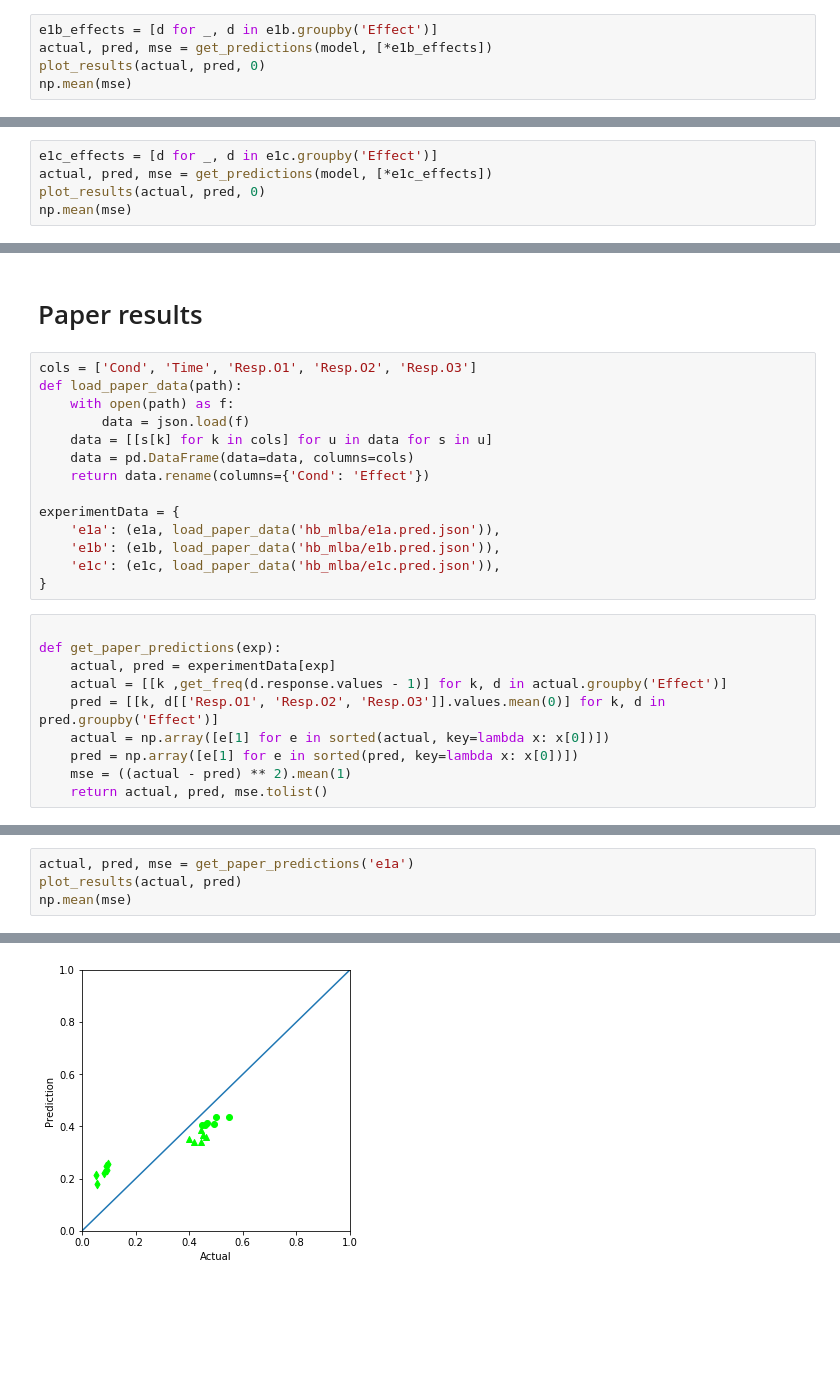
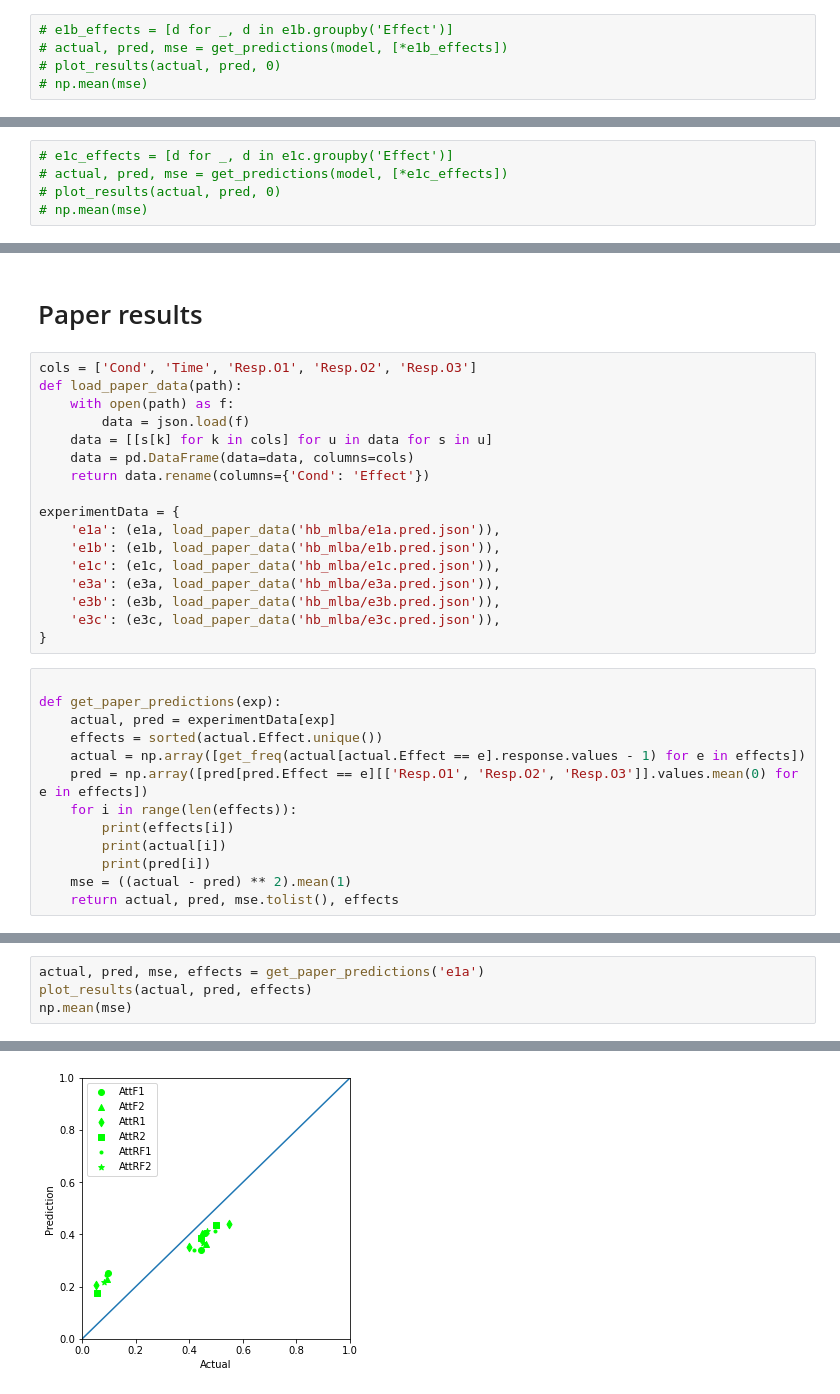
Before and after one commit to Rahgooy/mlba_ml, a Jupyter notebook: Aggregate learning.ipynb, the cells around one changed output, grey strips where cells are left out. Cells and saved outputs as stored; diff of their text form; blank space fills up the shorter version.

```diff
--- a/Aggregate learning.ipynb
+++ b/Aggregate learning.ipynb
@@ -144,7 +115,7 @@ np.mean(mse)
 # %% [markdown]
 #### Compromise
 # %%
-e1b_effects = [d for _, d in e1b.groupby('Effect')]
-actual, pred, mse = get_predictions(model, [*e1b_effects])
-plot_results(actual, pred, 0)
-np.mean(mse)
+# e1b_effects = [d for _, d in e1b.groupby('Effect')]
+# actual, pred, mse = get_predictions(model, [*e1b_effects])
+# plot_results(actual, pred, 0)
+# np.mean(mse)
@@ -154,7 +122,7 @@ np.mean(mse)
 # %% [markdown]
 #### Similarity
 # %%
-e1c_effects = [d for _, d in e1c.groupby('Effect')]
-actual, pred, mse = get_predictions(model, [*e1c_effects])
-plot_results(actual, pred, 0)
-np.mean(mse)
+# e1c_effects = [d for _, d in e1c.groupby('Effect')]
+# actual, pred, mse = get_predictions(model, [*e1c_effects])
+# plot_results(actual, pred, 0)
+# np.mean(mse)
@@ -176,15 +141,21 @@ experimentData = {
     'e1a': (e1a, load_paper_data('hb_mlba/e1a.pred.json')),
     'e1b': (e1b, load_paper_data('hb_mlba/e1b.pred.json')),
     'e1c': (e1c, load_paper_data('hb_mlba/e1c.pred.json')),
+    'e3a': (e3a, load_paper_data('hb_mlba/e3a.pred.json')),
+    'e3b': (e3b, load_paper_data('hb_mlba/e3b.pred.json')),
+    'e3c': (e3c, load_paper_data('hb_mlba/e3c.pred.json')),
 }
 # %%
 
 def get_paper_predictions(exp):
     actual, pred = experimentData[exp]
-    actual = [[k ,get_freq(d.response.values - 1)] for k, d in actual.groupby('Effect')]
-    pred = [[k, d[['Resp.O1', 'Resp.O2', 'Resp.O3']].values.mean(0)] for k, d in pred.groupby('Effect')]
-    actual = np.array([e[1] for e in sorted(actual, key=lambda x: x[0])])
-    pred = np.array([e[1] for e in sorted(pred, key=lambda x: x[0])])
+    effects = sorted(actual.Effect.unique())
+    actual = np.array([get_freq(actual[actual.Effect == e].response.values - 1) for e in effects])
+    pred = np.array([pred[pred.Effect == e][['Resp.O1', 'Resp.O2', 'Resp.O3']].values.mean(0) for e in effects])
+    for i in range(len(effects)):
+        print(effects[i])
+        print(actual[i])
+        print(pred[i])
     mse = ((actual - pred) ** 2).mean(1)
-    return actual, pred, mse.tolist()
+    return actual, pred, mse.tolist(), effects
 # %% [markdown]
@@ -192,5 +163,5 @@ def get_paper_predictions(exp):
 # %%
-actual, pred, mse = get_paper_predictions('e1a')
-plot_results(actual, pred)
+actual, pred, mse, effects = get_paper_predictions('e1a')
+plot_results(actual, pred, effects)
 np.mean(mse)
 # %% [output]
@@ -198,2 +187,2 @@ np.mean(mse)
-[figure, old version]
+[figure, new version]
 # %% [markdown]
```
Also changed, not shown: parts of 23 cells of this notebook, 12 other files.
